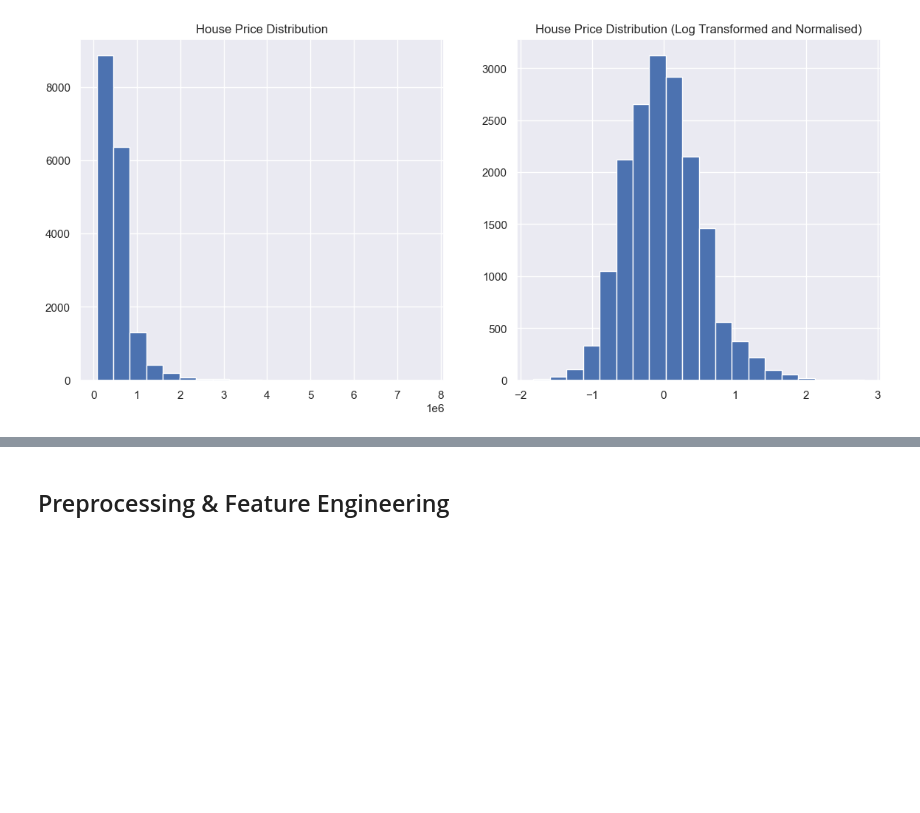
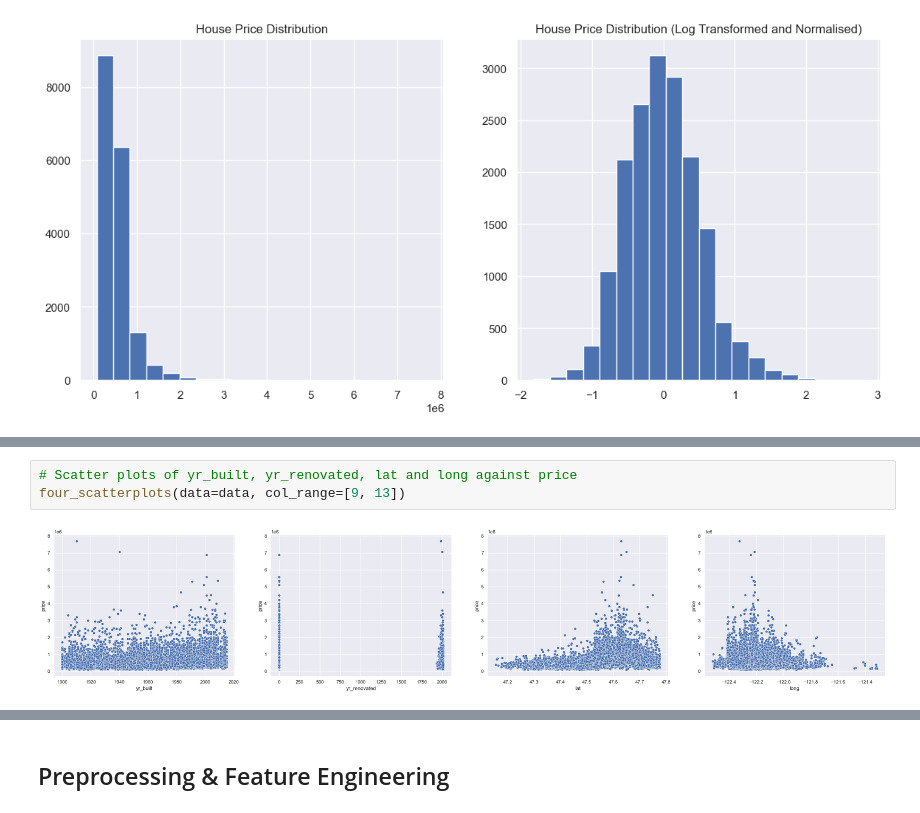
Before and after one commit to Louis-Bad/MSc_Concepts_of_AI, a Jupyter notebook: notebooks/Regression Analysis.ipynb, the cells around one changed output, grey strips where cells are left out. Drawn from its saved outputs; the diff is of its cells as text; blank space fills up the shorter version.

```diff
--- a/notebooks/Regression Analysis.ipynb
+++ b/notebooks/Regression Analysis.ipynb
@@ -233,0 +264,5 @@ plt.show();
+# %%
+# Scatter plots of yr_built, yr_renovated, lat and long against price
+four_scatterplots(data=data, col_range=[9, 13])
+# %% [output]
+[figure, added]
```
Also changed, not shown: parts of 8 cells of this notebook.
